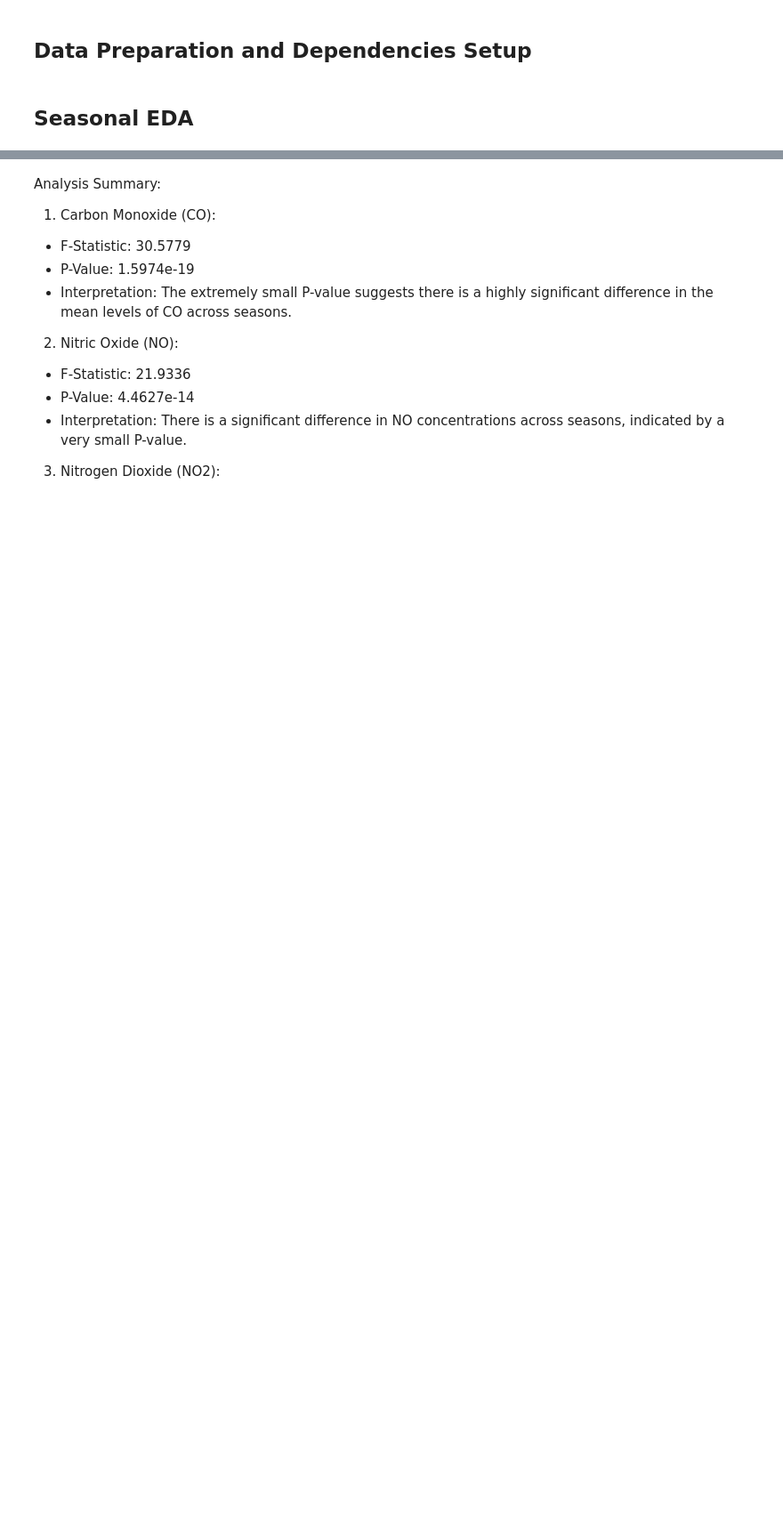
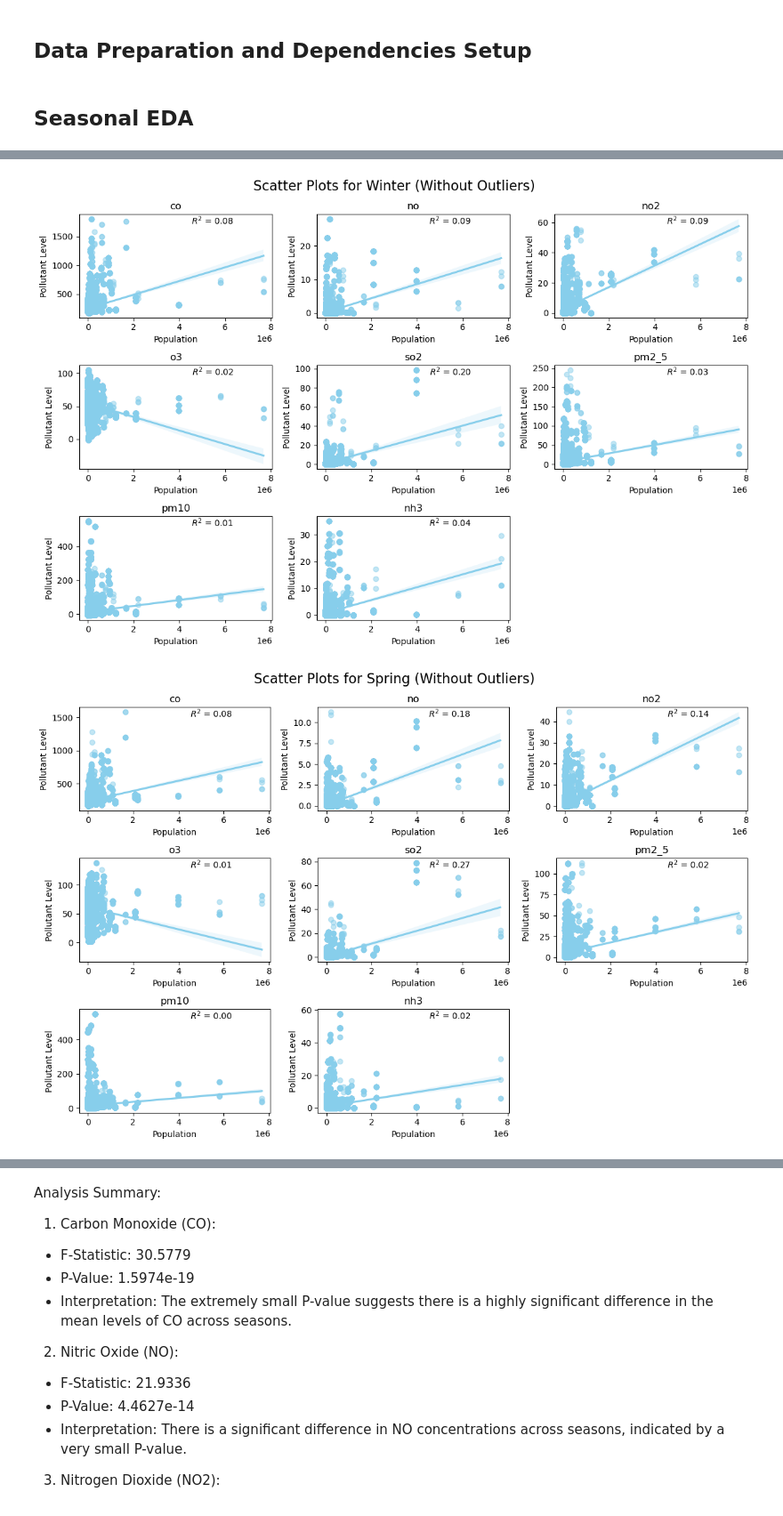
Before and after one commit to Whereiswendy/PolutionEffects-APIStudy, a Jupyter notebook: Statistics/exploratory_data_analysis_ww.ipynb, the cells around one changed output, grey strips where cells are left out. Shown at 89% size. Drawn from its saved outputs; the diff is of its cells as text; code cells hidden in the pictures; blank space fills up the shorter version.

```diff
--- a/Statistics/exploratory_data_analysis_ww.ipynb
+++ b/Statistics/exploratory_data_analysis_ww.ipynb
@@ -214,0 +533,54 @@ for pollutant, data in pollutant_data_by_season.items():
+# %%
+import pandas as pd
+import seaborn as sns
+import matplotlib.pyplot as plt
+import numpy as np
+
+
+# Function to remove outliers using IQR method
+def remove_outliers(df):
+    df_cleaned = pd.DataFrame()
+    for pollutant in pollutants:
+        for season in seasons:
+            # Select subset for each pollutant and season
+            subset = df[(df['Season'] == season) & (df[pollutant].notnull())][pollutant]
+            # Calculate IQR
+            Q1 = subset.quantile(0.25)
+            Q3 = subset.quantile(0.75)
+            IQR = Q3 - Q1
+            # Filter outliers
+            subset_cleaned = df[(df['Season'] == season) & ((df[pollutant] >= (Q1 - 1.5 * IQR)) & (df[pollutant] <= (Q3 + 1.5 * IQR)))]
+            # Append to cleaned DataFrame
+            df_cleaned = pd.concat([df_cleaned, subset_cleaned])
+    return df_cleaned
+
+# Remove outliers from seasonal_cleaned_combined
+seasonal_cleaned_combined_no_outliers = remove_outliers(seasonal_cleaned_combined)
+
+# Plot scatter plots with trend lines and R^2 values
+for season in seasons:
+    season_data_no_outliers = seasonal_cleaned_combined_no_outliers[seasonal_cleaned_combined_no_outliers['Season'] == season]
+    plt.figure(figsize=(12, 8))
+    for idx, pollutant in enumerate(pollutants, start=1):
+        plt.subplot(3, 3, idx)
+
+        # Plot scatter plot with trend line and R^2 value
+        sns.regplot(data=season_data_no_outliers, x='population', y=pollutant, color='skyblue', scatter_kws={'alpha':0.5})
+
+        # Annotate R^2 value
+        x_min, x_max = plt.xlim()
+        y_min, y_max = plt.ylim()
+        x_pos = x_max - 0.2 * (x_max - x_min)
+        y_pos = y_max - 0.1 * (y_max - y_min)
+        plt.text(x_pos, y_pos, f'$R^2$ = {np.square(season_data_no_outliers[[pollutant, "population"]].corr().iloc[0, 1]):.2f}', ha='right')
+
+        plt.title(pollutant)
+        plt.xlabel('Population')
+        plt.ylabel('Pollutant Level')
+
+    plt.suptitle(f'Scatter Plots for {season} (Without Outliers)', fontsize=16)
+    plt.tight_layout()
+    plt.show()
+# %% [output]
+[figure, added]
+[figure, added]
```
Also changed, not shown: parts of 37 cells of this notebook, 23 other files.
